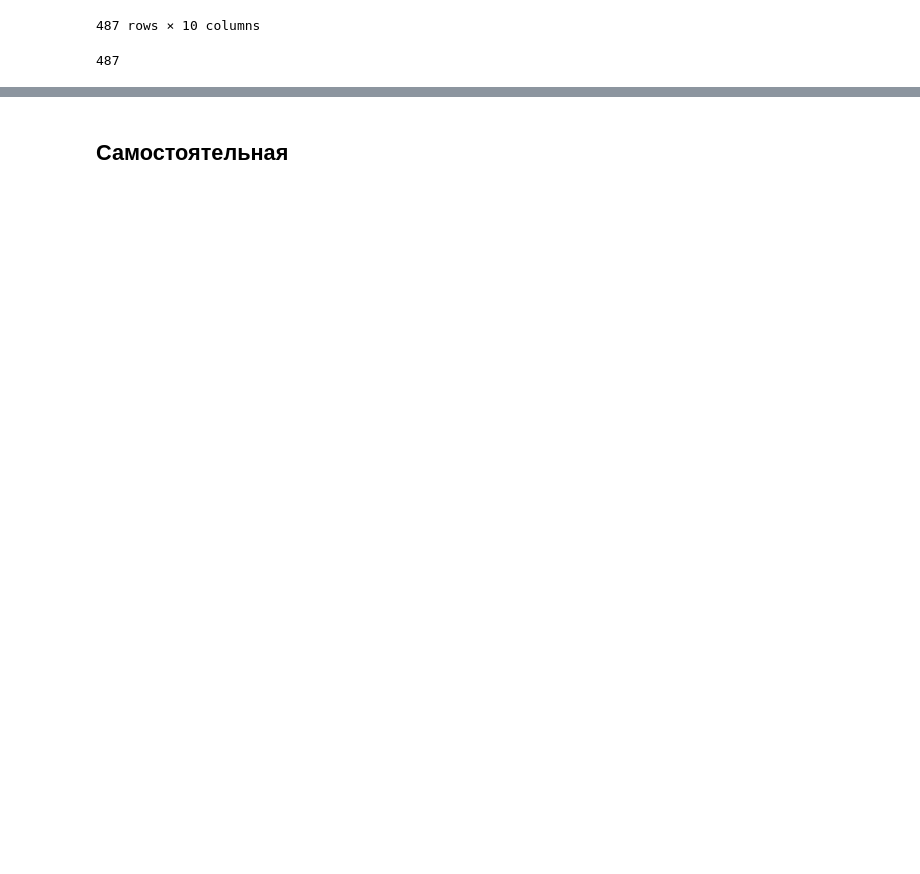
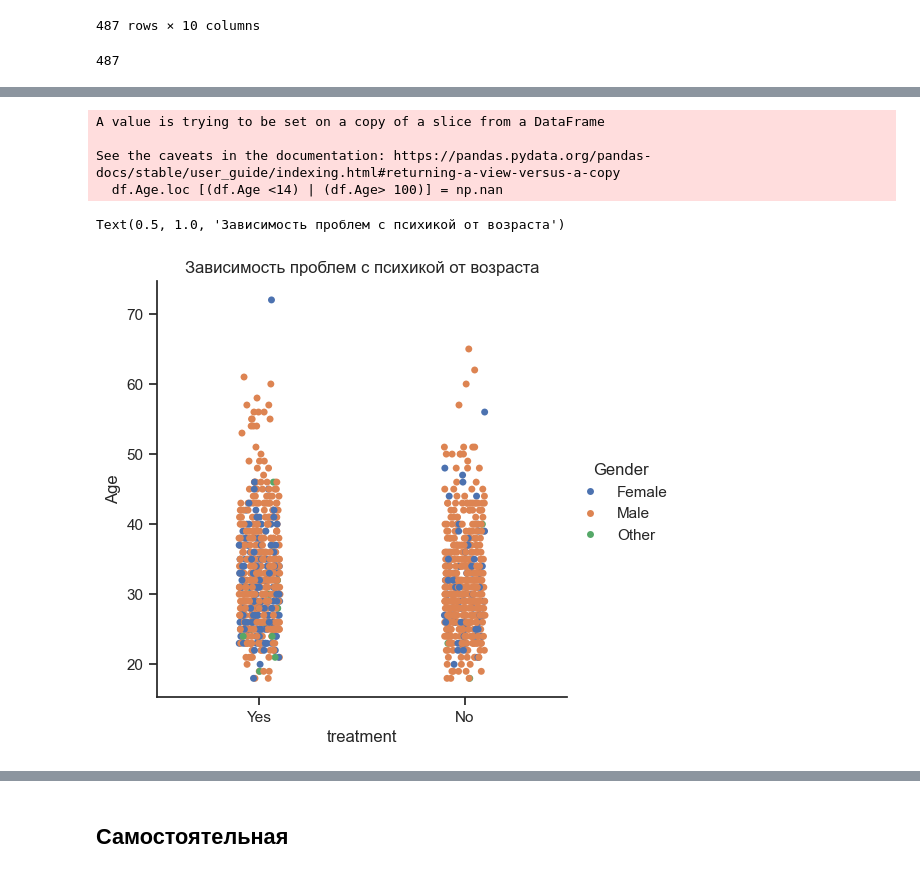
Before and after one commit to ChargeChallenger/TANN-notebooks, a Jupyter notebook: 05-visualisation.ipynb, the cells around one changed output, grey strips where cells are left out. Drawn from its saved outputs; the diff is of its cells as text; code cells hidden in the pictures; blank space fills up the shorter version.

```diff
--- a/05-visualisation.ipynb
+++ b/05-visualisation.ipynb
@@ -508,0 +532,7 @@ df[df["INCIDENT DATE"].str.contains("".join(keep), na = False)]
+# %%
+import seaborn as sns
+import matplotlib.pyplot as plt
+sns.set(style="ticks", color_codes=True)
+# %%
+df = pd.read_csv('files/survey.csv')
+df
@@ -508,0 +553,3 @@ df[df["INCIDENT DATE"].str.contains("".join(keep), na = False)]
+# %%
+male_terms = ["male", "m", "mal", "msle", "malr", "mail", "make", "cis male", "man", "maile", "male (cis)", "cisman"]
+female_terms = ["female", "f", "woman", "femake","femaile", "femake", "cis female", "cis-female/femme","female (cis)", "femail", "cis woman"]
@@ -508,0 +580,10 @@ df[df["INCIDENT DATE"].str.contains("".join(keep), na = False)]
+# %%
+def clean_gender(response):
+  if response.lower().rstrip() in male_terms:
+    return "Male"
+  elif response.lower().rstrip() in female_terms:
+    return "Female"
+  else:
+    return "Other"
+df['Gender'] = df["Gender"].apply(lambda x:
+clean_gender(x))
@@ -508,0 +605,13 @@ df[df["INCIDENT DATE"].str.contains("".join(keep), na = False)]
+# %%
+df.Age.loc [(df.Age <14) | (df.Age> 100)] = np.nan
+# %% [output]
+A value is trying to be set on a copy of a slice from a DataFrame
+
+See the caveats in the documentation: https://pandas.pydata.org/pandas-docs/stable/user_guide/indexing.html#returning-a-view-versus-a-copy
+  df.Age.loc [(df.Age <14) | (df.Age> 100)] = np.nan
+# %%
+sns.catplot(x="treatment", y="Age", hue="Gender", data=df, native_scale =True)
+plt.title('Зависимость проблем с психикой от возраста')
+# %% [output]
+Text(0.5, 1.0, 'Зависимость проблем с психикой от возраста')
+[figure, added]
```
Also changed, not shown: parts of 18 cells of this notebook.
